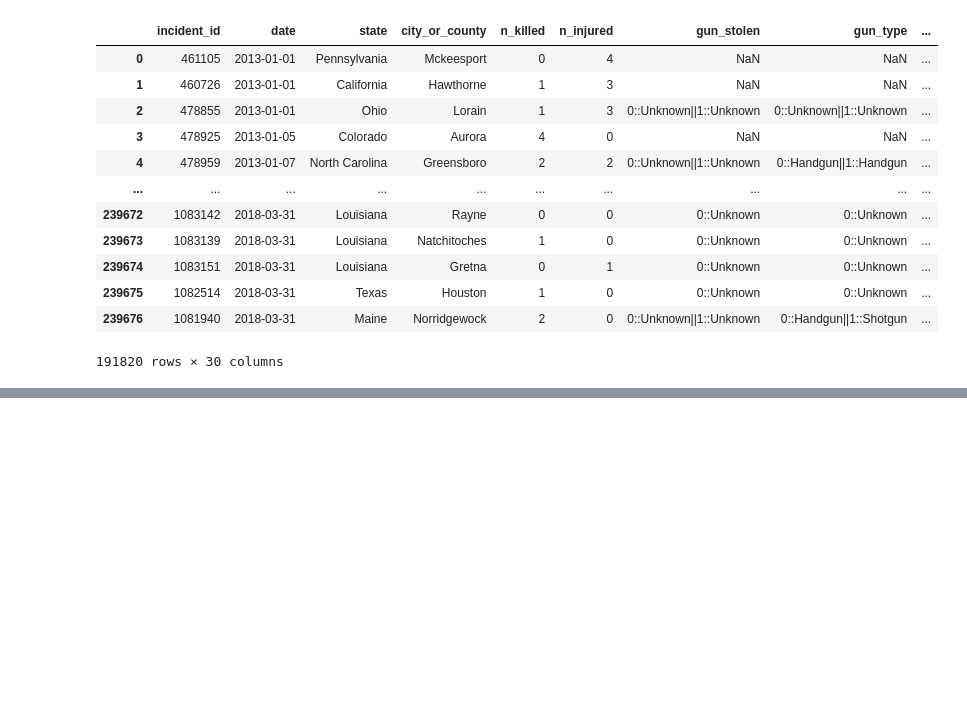
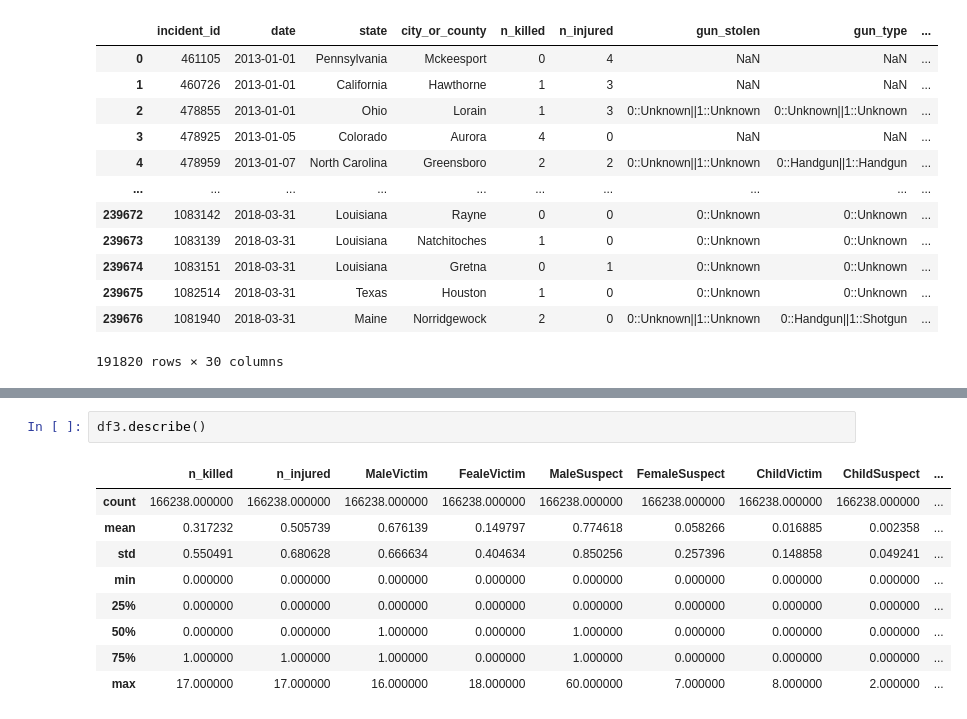
Before and after one commit to ErfanFaneian/580_final, a Jupyter notebook: gun_violance_testing.ipynb, the cells around one changed output, grey strips where cells are left out. Drawn from its saved outputs; the diff is of its cells as text; blank space fills up the shorter version.

```diff
--- a/gun_violance_testing.ipynb
+++ b/gun_violance_testing.ipynb
@@ -254,0 +372,12 @@ female Dependent (reject H0)
+# %%
+df3.describe()
+# %% [output]
+|  | n_killed | n_injured | MaleVictim | FealeVictim | MaleSuspect | FemaleSuspect | ChildVictim | ChildSuspect | ... |
+| count | 166238.000000 | 166238.000000 | 166238.000000 | 166238.000000 | 166238.000000 | 166238.000000 | 166238.000000 | 166238.000000 | ... |
+| mean | 0.317232 | 0.505739 | 0.676139 | 0.149797 | 0.774618 | 0.058266 | 0.016885 | 0.002358 | ... |
+| std | 0.550491 | 0.680628 | 0.666634 | 0.404634 | 0.850256 | 0.257396 | 0.148858 | 0.049241 | ... |
+| min | 0.000000 | 0.000000 | 0.000000 | 0.000000 | 0.000000 | 0.000000 | 0.000000 | 0.000000 | ... |
+| 25% | 0.000000 | 0.000000 | 0.000000 | 0.000000 | 0.000000 | 0.000000 | 0.000000 | 0.000000 | ... |
+| 50% | 0.000000 | 0.000000 | 1.000000 | 0.000000 | 1.000000 | 0.000000 | 0.000000 | 0.000000 | ... |
+| 75% | 1.000000 | 1.000000 | 1.000000 | 0.000000 | 1.000000 | 0.000000 | 0.000000 | 0.000000 | ... |
+| max | 17.000000 | 17.000000 | 16.000000 | 18.000000 | 60.000000 | 7.000000 | 8.000000 | 2.000000 | ... |
```
Also changed, not shown: parts of 35 cells of this notebook.
